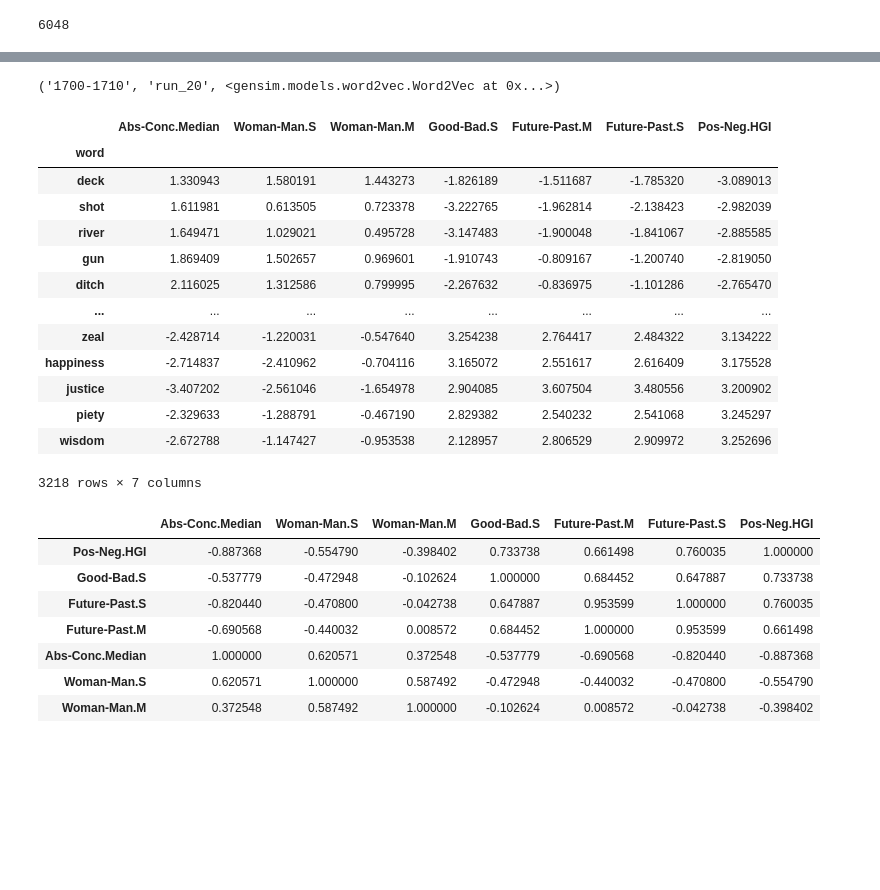
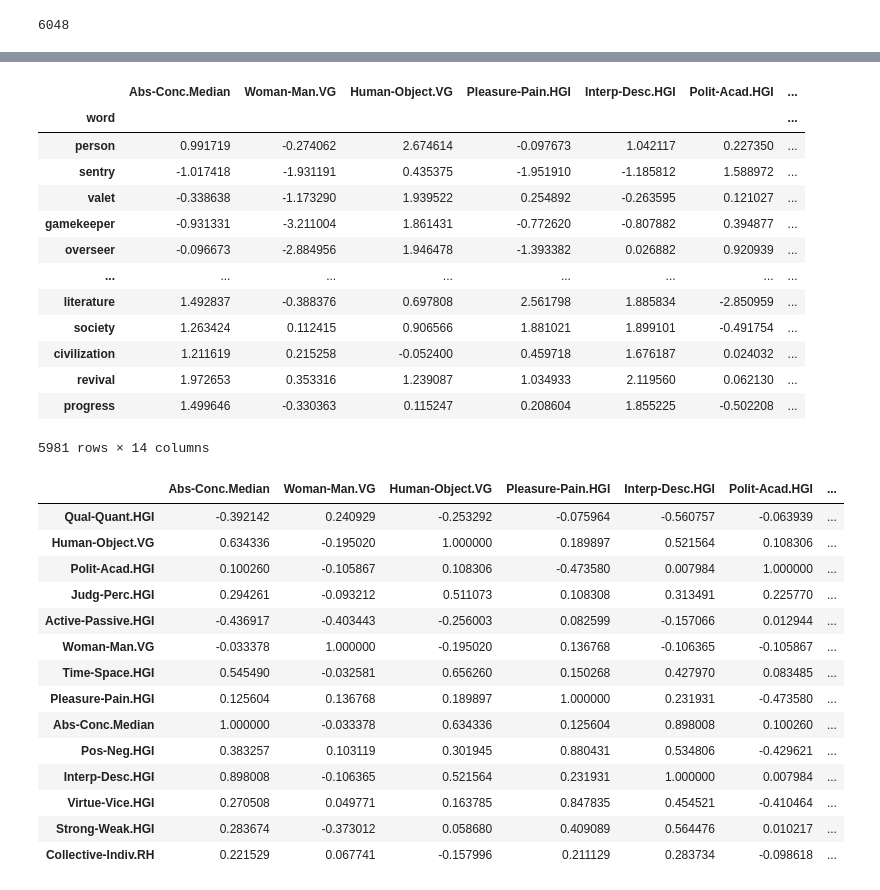
Before and after one commit to quadrismegistus/koselleck, a Jupyter notebook: X-GenData-VectorScores.ipynb, the cells around one changed output, grey strips where cells are left out. Saved outputs shown, nothing was run; the diff lists cells and outputs as text; code cells hidden in the pictures; blank space fills up the shorter version.

```diff
--- a/X-GenData-VectorScores.ipynb
+++ b/X-GenData-VectorScores.ipynb
@@ -102,6 +138,7 @@ def get_misccontrasts(fieldd=None):
 # %%
 def get_key_contrasts():
     origc=[cd for cd in get_origcontrasts() if cd['source']=='Median']
+    for dx in origc: dx['pos'],dx['neg'] = dx['neg'],dx['pos']
     miscc=get_misccontrasts()
     return origc + miscc
 # %%
@@ -124,31 +167,25 @@ def compute_key_vector_scores(m,fieldd=None,words=None):
     concwordseed=fieldd['Abs-Conc.Median.Conc.orig']
     odf=pd.DataFrame()
     for cd in get_key_contrasts():
-        odf[cd['contrast']+'.'+cd['source']] = compute_vector_scores(m, cd['pos'], cd['neg'])
+        odf[cd['contrast']+'.'+cd['source']] = compute_vector_scores(m, cd.get('pos',{}), cd.get('neg',{}))
     odf=odf.rename_axis('word').reset_index()
     if words: odf=odf[odf.word.isin(set(words))]
-    return odf.set_index('word').sort_values('Pos-Neg.HGI')
+    return odf.set_index('word')
-# %%
-row=dfmodelsdec.sample(n=1).iloc[0]
-m=load_model_row(row)
-row.period, row.run, m
-# %% [output]
-('1700-1710', 'run_20', <gensim.models.word2vec.Word2Vec at 0x...>)
 # %%
-dfvec=compute_key_vector_scores(m, words=get_valid_words())
+dfvec=compute_key_vector_scores(m, words=get_valid_words()).sort_values('Collective-Indiv.RH')
 dfvec
 # %% [output]
-|  | Abs-Conc.Median | Woman-Man.S | Woman-Man.M | Good-Bad.S | Future-Past.M | Future-Past.S | Pos-Neg.HGI |
-| word |  |  |  |  |  |  |  |
-| deck | 1.330943 | 1.580191 | 1.443273 | -1.826189 | -1.511687 | -1.785320 | -3.089013 |
-| shot | 1.611981 | 0.613505 | 0.723378 | -3.222765 | -1.962814 | -2.138423 | -2.982039 |
-| river | 1.649471 | 1.029021 | 0.495728 | -3.147483 | -1.900048 | -1.841067 | -2.885585 |
-| gun | 1.869409 | 1.502657 | 0.969601 | -1.910743 | -0.809167 | -1.200740 | -2.819050 |
-| ditch | 2.116025 | 1.312586 | 0.799995 | -2.267632 | -0.836975 | -1.101286 | -2.765470 |
+|  | Abs-Conc.Median | Woman-Man.VG | Human-Object.VG | Pleasure-Pain.HGI | Interp-Desc.HGI | Polit-Acad.HGI | ... |
+| word |  |  |  |  |  |  | ... |
+| person | 0.991719 | -0.274062 | 2.674614 | -0.097673 | 1.042117 | 0.227350 | ... |
+| sentry | -1.017418 | -1.931191 | 0.435375 | -1.951910 | -1.185812 | 1.588972 | ... |
+| valet | -0.338638 | -1.173290 | 1.939522 | 0.254892 | -0.263595 | 0.121027 | ... |
+| gamekeeper | -0.931331 | -3.211004 | 1.861431 | -0.772620 | -0.807882 | 0.394877 | ... |
+| overseer | -0.096673 | -2.884956 | 1.946478 | -1.393382 | 0.026882 | 0.920939 | ... |
 | ... | ... | ... | ... | ... | ... | ... | ... |
-| zeal | -2.428714 | -1.220031 | -0.547640 | 3.254238 | 2.764417 | 2.484322 | 3.134222 |
-| happiness | -2.714837 | -2.410962 | -0.704116 | 3.165072 | 2.551617 | 2.616409 | 3.175528 |
-| justice | -3.407202 | -2.561046 | -1.654978 | 2.904085 | 3.607504 | 3.480556 | 3.200902 |
-| piety | -2.329633 | -1.288791 | -0.467190 | 2.829382 | 2.540232 | 2.541068 | 3.245297 |
-| wisdom | -2.672788 | -1.147427 | -0.953538 | 2.128957 | 2.806529 | 2.909972 | 3.252696 |
+| literature | 1.492837 | -0.388376 | 0.697808 | 2.561798 | 1.885834 | -2.850959 | ... |
+| society | 1.263424 | 0.112415 | 0.906566 | 1.881021 | 1.899101 | -0.491754 | ... |
+| civilization | 1.211619 | 0.215258 | -0.052400 | 0.459718 | 1.676187 | 0.024032 | ... |
+| revival | 1.972653 | 0.353316 | 1.239087 | 1.034933 | 2.119560 | 0.062130 | ... |
+| progress | 1.499646 | -0.330363 | 0.115247 | 0.208604 | 1.855225 | -0.502208 | ... |
-3218 rows × 7 columns
+5981 rows × 14 columns
@@ -155,14 +197,21 @@ dfvec
 # %%
-dfvec.corr().sort_values('Woman-Man.M')
+dfvec.corr().sort_values('Collective-Indiv.RH')
 # %% [output]
-|  | Abs-Conc.Median | Woman-Man.S | Woman-Man.M | Good-Bad.S | Future-Past.M | Future-Past.S | Pos-Neg.HGI |
-| Pos-Neg.HGI | -0.887368 | -0.554790 | -0.398402 | 0.733738 | 0.661498 | 0.760035 | 1.000000 |
-| Good-Bad.S | -0.537779 | -0.472948 | -0.102624 | 1.000000 | 0.684452 | 0.647887 | 0.733738 |
-| Future-Past.S | -0.820440 | -0.470800 | -0.042738 | 0.647887 | 0.953599 | 1.000000 | 0.760035 |
-| Future-Past.M | -0.690568 | -0.440032 | 0.008572 | 0.684452 | 1.000000 | 0.953599 | 0.661498 |
-| Abs-Conc.Median | 1.000000 | 0.620571 | 0.372548 | -0.537779 | -0.690568 | -0.820440 | -0.887368 |
-| Woman-Man.S | 0.620571 | 1.000000 | 0.587492 | -0.472948 | -0.440032 | -0.470800 | -0.554790 |
-| Woman-Man.M | 0.372548 | 0.587492 | 1.000000 | -0.102624 | 0.008572 | -0.042738 | -0.398402 |
+|  | Abs-Conc.Median | Woman-Man.VG | Human-Object.VG | Pleasure-Pain.HGI | Interp-Desc.HGI | Polit-Acad.HGI | ... |
+| Qual-Quant.HGI | -0.392142 | 0.240929 | -0.253292 | -0.075964 | -0.560757 | -0.063939 | ... |
+| Human-Object.VG | 0.634336 | -0.195020 | 1.000000 | 0.189897 | 0.521564 | 0.108306 | ... |
+| Polit-Acad.HGI | 0.100260 | -0.105867 | 0.108306 | -0.473580 | 0.007984 | 1.000000 | ... |
+| Judg-Perc.HGI | 0.294261 | -0.093212 | 0.511073 | 0.108308 | 0.313491 | 0.225770 | ... |
+| Active-Passive.HGI | -0.436917 | -0.403443 | -0.256003 | 0.082599 | -0.157066 | 0.012944 | ... |
+| Woman-Man.VG | -0.033378 | 1.000000 | -0.195020 | 0.136768 | -0.106365 | -0.105867 | ... |
+| Time-Space.HGI | 0.545490 | -0.032581 | 0.656260 | 0.150268 | 0.427970 | 0.083485 | ... |
+| Pleasure-Pain.HGI | 0.125604 | 0.136768 | 0.189897 | 1.000000 | 0.231931 | -0.473580 | ... |
+| Abs-Conc.Median | 1.000000 | -0.033378 | 0.634336 | 0.125604 | 0.898008 | 0.100260 | ... |
+| Pos-Neg.HGI | 0.383257 | 0.103119 | 0.301945 | 0.880431 | 0.534806 | -0.429621 | ... |
+| Interp-Desc.HGI | 0.898008 | -0.106365 | 0.521564 | 0.231931 | 1.000000 | 0.007984 | ... |
+| Virtue-Vice.HGI | 0.270508 | 0.049771 | 0.163785 | 0.847835 | 0.454521 | -0.410464 | ... |
+| Strong-Weak.HGI | 0.283674 | -0.373012 | 0.058680 | 0.409089 | 0.564476 | 0.010217 | ... |
+| Collective-Indiv.RH | 0.221529 | 0.067741 | -0.157996 | 0.211129 | 0.283734 | -0.098618 | ... |
 # %%
 def compute_key_vector_scores_across_models(pathdf,words=None,num_proc=1,**attrs):
     #gby=[c for c in pathdf.columns if not c.startswith('path')]
```
Also changed, not shown: parts of 18 cells of this notebook, 18 other files.
